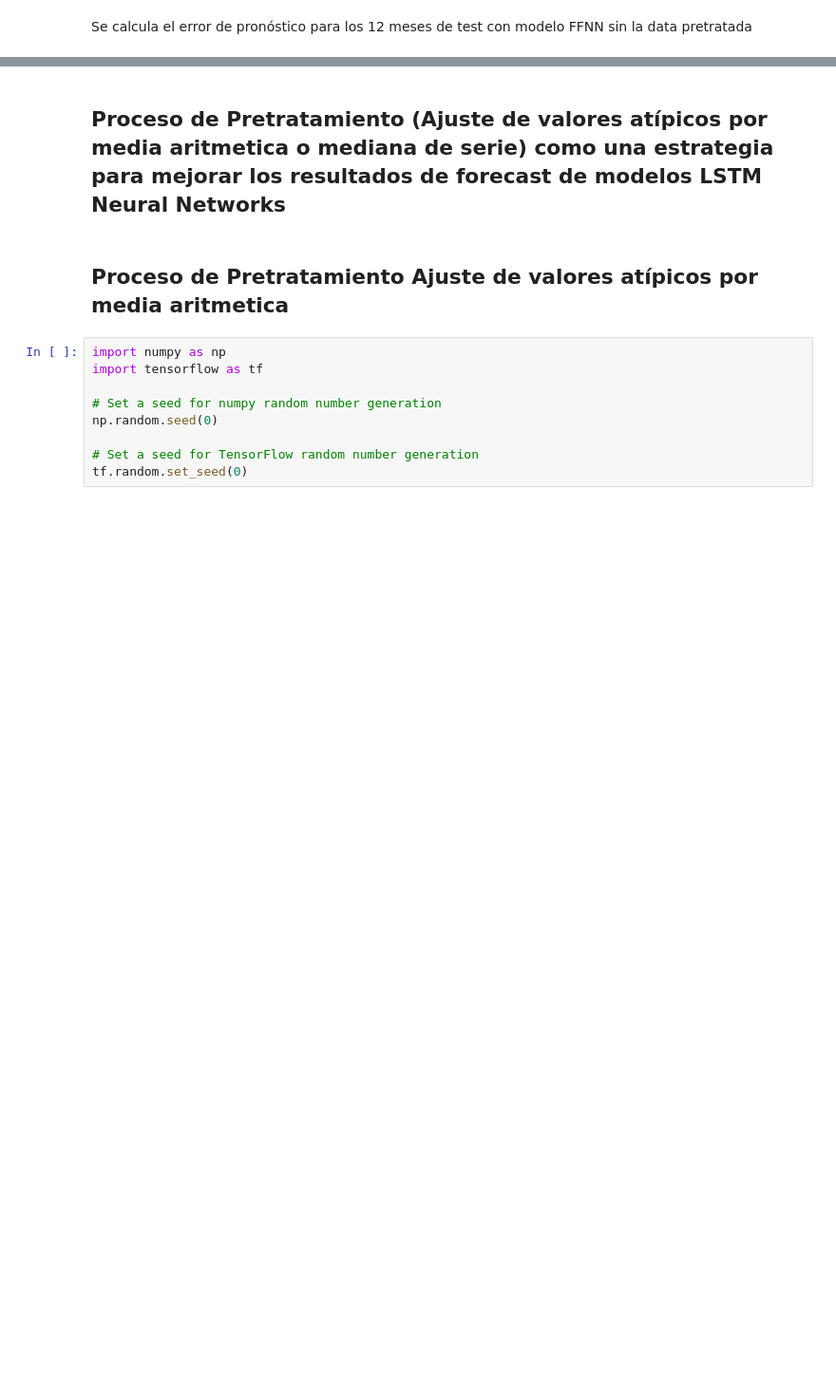
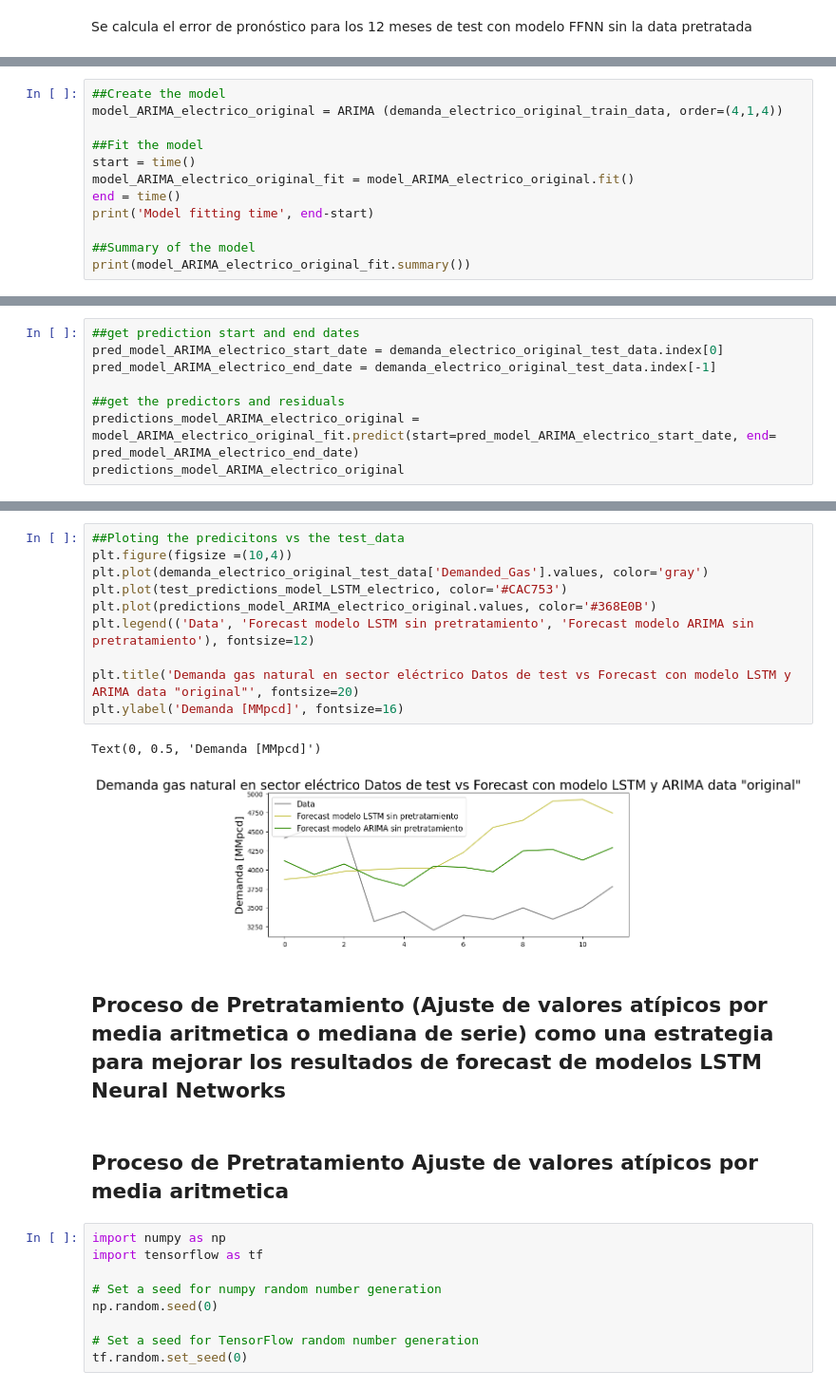
Before and after one commit to Sergio-Ibarra-1795/MIS_Tesis_GitHub, a Jupyter notebook: Demanda_electrico_LSTM_full_y_normalizacion.ipynb, the cells around one changed output, grey strips where cells are left out. Shown at 95% size. Drawn from its saved outputs; the diff is of its cells as text; blank space fills up the shorter version.

Commit message:
Mejorando y emparejando colores de grafica de ARIMA electrico

```diff
--- a/Demanda_electrico_LSTM_full_y_normalizacion.ipynb
+++ b/Demanda_electrico_LSTM_full_y_normalizacion.ipynb
@@ -393,0 +414,12 @@ RMSE: 1096.0049631644222
+# %%
+##Create the model
+model_ARIMA_electrico_original = ARIMA (demanda_electrico_original_train_data, order=(4,1,4))
+
+##Fit the model
+start = time()
+model_ARIMA_electrico_original_fit = model_ARIMA_electrico_original.fit()
+end = time()
+print('Model fitting time', end-start)
+
+##Summary of the model
+print(model_ARIMA_electrico_original_fit.summary())
@@ -393,0 +444,8 @@ RMSE: 1096.0049631644222
+# %%
+##get prediction start and end dates
+pred_model_ARIMA_electrico_start_date = demanda_electrico_original_test_data.index[0]
+pred_model_ARIMA_electrico_end_date = demanda_electrico_original_test_data.index[-1]
+
+##get the predictors and residuals
+predictions_model_ARIMA_electrico_original = model_ARIMA_electrico_original_fit.predict(start=pred_model_ARIMA_electrico_start_date, end= pred_model_ARIMA_electrico_end_date)
+predictions_model_ARIMA_electrico_original
@@ -394,3 +481,16 @@ RMSE: 1096.0049631644222
+# %%
+##Ploting the predicitons vs the test_data
+plt.figure(figsize =(10,4))
+plt.plot(demanda_electrico_original_test_data['Demanded_Gas'].values, color='gray')
+plt.plot(test_predictions_model_LSTM_electrico, color='#CAC753')
+plt.plot(predictions_model_ARIMA_electrico_original.values, color='#368E0B')
+plt.legend(('Data', 'Forecast modelo LSTM sin pretratamiento', 'Forecast modelo ARIMA sin pretratamiento'), fontsize=12)
+
+plt.title('Demanda gas natural en sector eléctrico Datos de test vs Forecast con modelo LSTM y ARIMA data "original"', fontsize=20)
+plt.ylabel('Demanda [MMpcd]', fontsize=16)
+# %% [output]
+Text(0, 0.5, 'Demanda [MMpcd]')
+[figure, added]
 # %% [markdown]
 ## Proceso de Pretratamiento (Ajuste de valores atípicos por media aritmetica o mediana de serie) como una estrategia para mejorar los resultados de forecast de modelos LSTM Neural Networks
 # %% [markdown]
```
Also changed, not shown: parts of 19 cells of this notebook.
